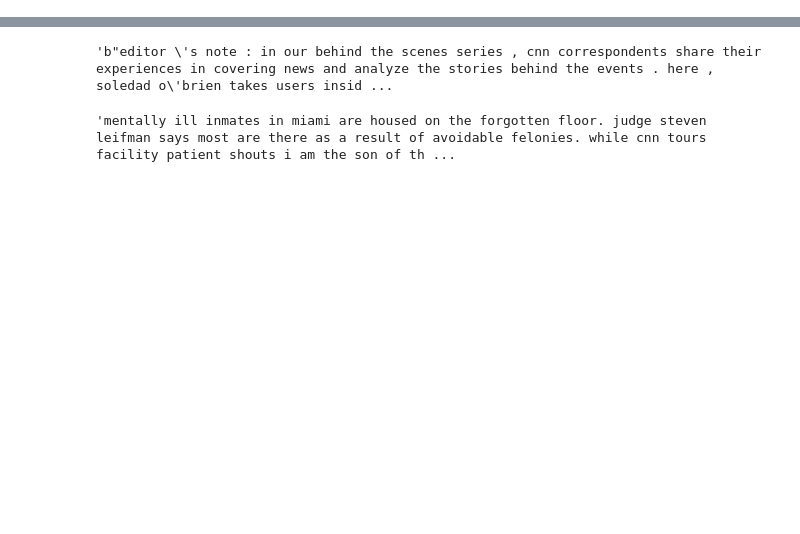
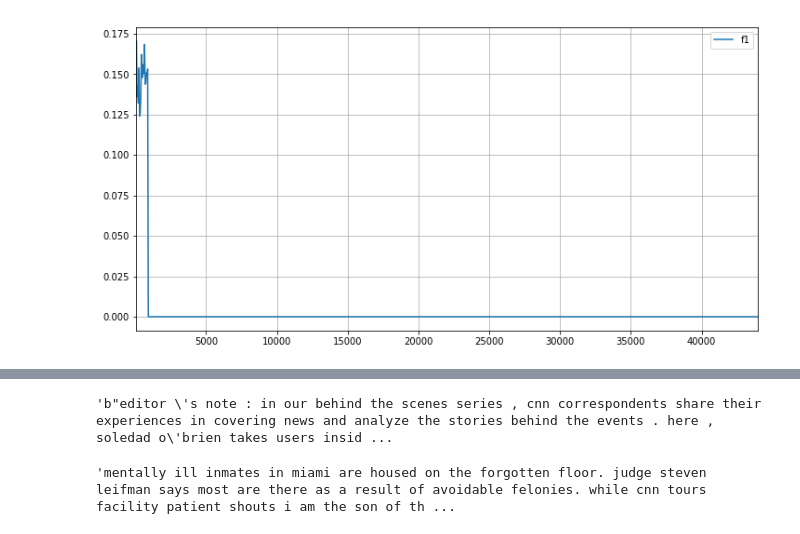
Before and after one commit to franciscojavierarceo/DQN-Event-Summarization, a Jupyter notebook: SIF/summarization/DQN SIF Embedding.ipynb, the cells around one changed output, grey strips where cells are left out. Cells and saved outputs as stored; diff of their text form; code cells hidden in the pictures; blank space fills up the shorter version.

```diff
--- a/SIF/summarization/DQN SIF Embedding.ipynb
+++ b/SIF/summarization/DQN SIF Embedding.ipynb
@@ -149,3 +159,9 @@ plt.show()
+# %%
+perf[perf['sent_idx'] == perf['sent_idx'].max()].plot(y='f1', figsize=(12, 6))
+plt.grid()
+plt.show()
+# %% [output]
+[figure, added]
 # %%
 perf.plot(y='action', figsize=(12, 6))
 plt.grid()
```
Also changed, not shown: parts of 24 cells of this notebook.
